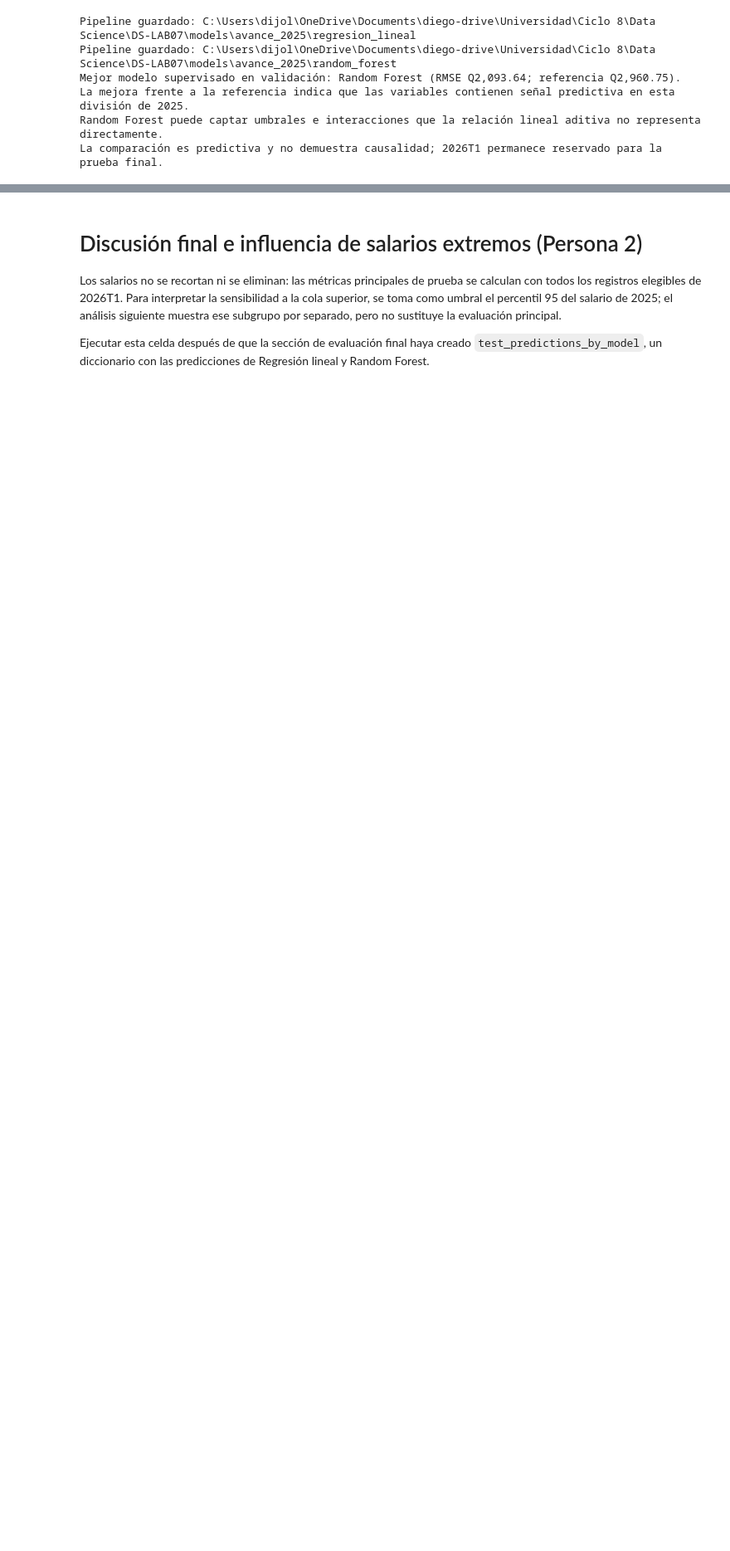
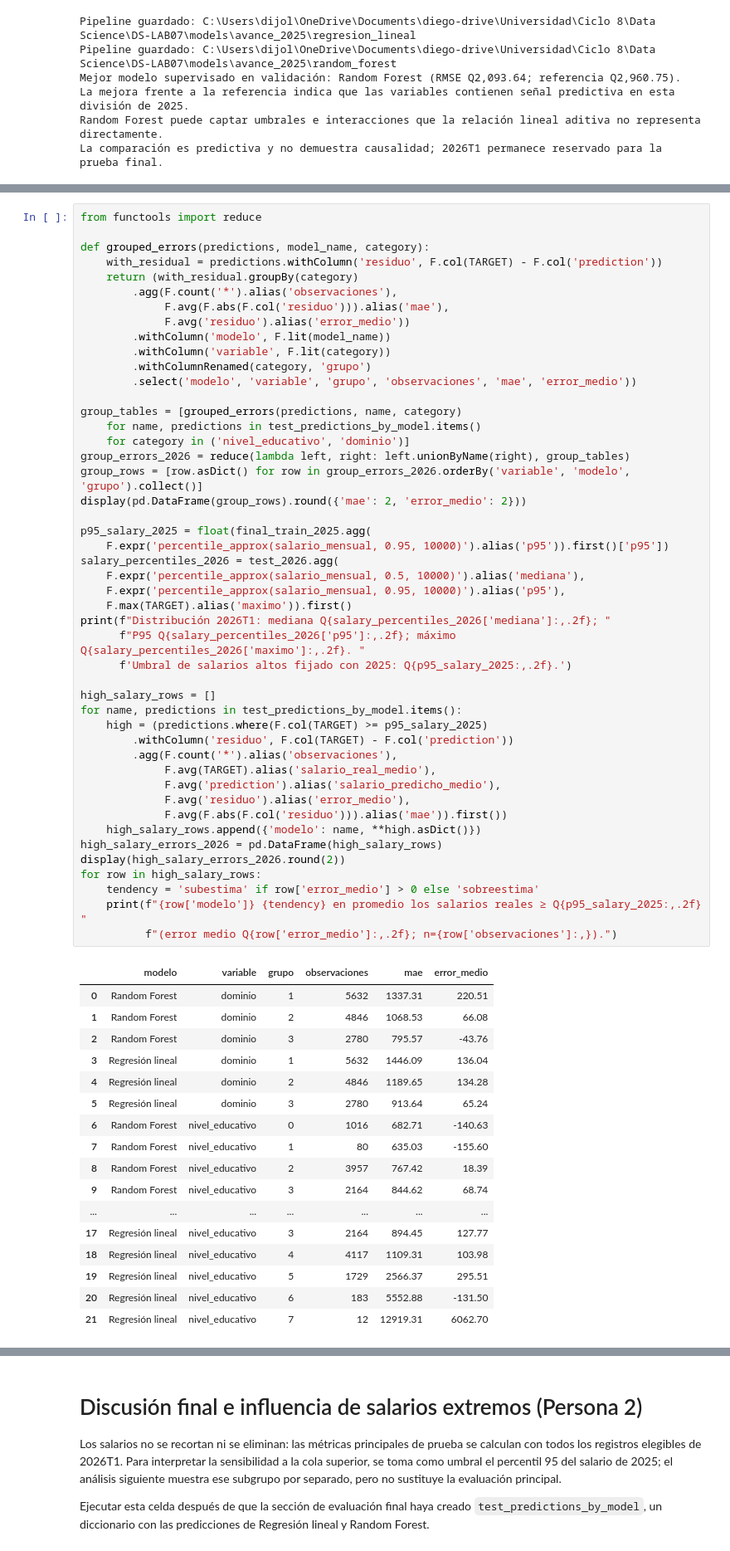
Before and after one commit to jcdiegolopez/DS-LAB07, a Jupyter notebook: notebooks/laboratorio_7.ipynb, the cells around one changed output, grey strips where cells are left out. Shown at 83% size. Drawn from its saved outputs; the diff is of its cells as text; blank space fills up the shorter version.

```diff
--- a/notebooks/laboratorio_7.ipynb
+++ b/notebooks/laboratorio_7.ipynb
@@ -806,0 +880,65 @@ La comparación es predictiva y no demuestra causalidad; 2026T1 permanece reserv
+# %%
+from functools import reduce
+
+def grouped_errors(predictions, model_name, category):
+    with_residual = predictions.withColumn('residuo', F.col(TARGET) - F.col('prediction'))
+    return (with_residual.groupBy(category)
+        .agg(F.count('*').alias('observaciones'),
+             F.avg(F.abs(F.col('residuo'))).alias('mae'),
+             F.avg('residuo').alias('error_medio'))
+        .withColumn('modelo', F.lit(model_name))
+        .withColumn('variable', F.lit(category))
+        .withColumnRenamed(category, 'grupo')
+        .select('modelo', 'variable', 'grupo', 'observaciones', 'mae', 'error_medio'))
+
+group_tables = [grouped_errors(predictions, name, category)
+    for name, predictions in test_predictions_by_model.items()
+    for category in ('nivel_educativo', 'dominio')]
+group_errors_2026 = reduce(lambda left, right: left.unionByName(right), group_tables)
+group_rows = [row.asDict() for row in group_errors_2026.orderBy('variable', 'modelo', 'grupo').collect()]
+display(pd.DataFrame(group_rows).round({'mae': 2, 'error_medio': 2}))
+
+p95_salary_2025 = float(final_train_2025.agg(
+    F.expr('percentile_approx(salario_mensual, 0.95, 10000)').alias('p95')).first()['p95'])
+salary_percentiles_2026 = test_2026.agg(
+    F.expr('percentile_approx(salario_mensual, 0.5, 10000)').alias('mediana'),
+    F.expr('percentile_approx(salario_mensual, 0.95, 10000)').alias('p95'),
+    F.max(TARGET).alias('maximo')).first()
+print(f"Distribución 2026T1: mediana Q{salary_percentiles_2026['mediana']:,.2f}; "
+      f"P95 Q{salary_percentiles_2026['p95']:,.2f}; máximo Q{salary_percentiles_2026['maximo']:,.2f}. "
+      f'Umbral de salarios altos fijado con 2025: Q{p95_salary_2025:,.2f}.')
+
+high_salary_rows = []
+for name, predictions in test_predictions_by_model.items():
+    high = (predictions.where(F.col(TARGET) >= p95_salary_2025)
+        .withColumn('residuo', F.col(TARGET) - F.col('prediction'))
+        .agg(F.count('*').alias('observaciones'),
+             F.avg(TARGET).alias('salario_real_medio'),
+             F.avg('prediction').alias('salario_predicho_medio'),
+             F.avg('residuo').alias('error_medio'),
+             F.avg(F.abs(F.col('residuo'))).alias('mae')).first())
+    high_salary_rows.append({'modelo': name, **high.asDict()})
+high_salary_errors_2026 = pd.DataFrame(high_salary_rows)
+display(high_salary_errors_2026.round(2))
+for row in high_salary_rows:
+    tendency = 'subestima' if row['error_medio'] > 0 else 'sobreestima'
+    print(f"{row['modelo']} {tendency} en promedio los salarios reales ≥ Q{p95_salary_2025:,.2f} "
+          f"(error medio Q{row['error_medio']:,.2f}; n={row['observaciones']:,}).")
+# %% [output]
+|  | modelo | variable | grupo | observaciones | mae | error_medio |
+| 0 | Random Forest | dominio | 1 | 5632 | 1337.31 | 220.51 |
+| 1 | Random Forest | dominio | 2 | 4846 | 1068.53 | 66.08 |
+| 2 | Random Forest | dominio | 3 | 2780 | 795.57 | -43.76 |
+| 3 | Regresión lineal | dominio | 1 | 5632 | 1446.09 | 136.04 |
+| 4 | Regresión lineal | dominio | 2 | 4846 | 1189.65 | 134.28 |
+| 5 | Regresión lineal | dominio | 3 | 2780 | 913.64 | 65.24 |
+| 6 | Random Forest | nivel_educativo | 0 | 1016 | 682.71 | -140.63 |
+| 7 | Random Forest | nivel_educativo | 1 | 80 | 635.03 | -155.60 |
+| 8 | Random Forest | nivel_educativo | 2 | 3957 | 767.42 | 18.39 |
+| 9 | Random Forest | nivel_educativo | 3 | 2164 | 844.62 | 68.74 |
+| ... | ... | ... | ... | ... | ... | ... |
+| 17 | Regresión lineal | nivel_educativo | 3 | 2164 | 894.45 | 127.77 |
+| 18 | Regresión lineal | nivel_educativo | 4 | 4117 | 1109.31 | 103.98 |
+| 19 | Regresión lineal | nivel_educativo | 5 | 1729 | 2566.37 | 295.51 |
+| 20 | Regresión lineal | nivel_educativo | 6 | 183 | 5552.88 | -131.50 |
+| 21 | Regresión lineal | nivel_educativo | 7 | 12 | 12919.31 | 6062.70 |
```
Also changed, not shown: parts of 8 cells of this notebook.
